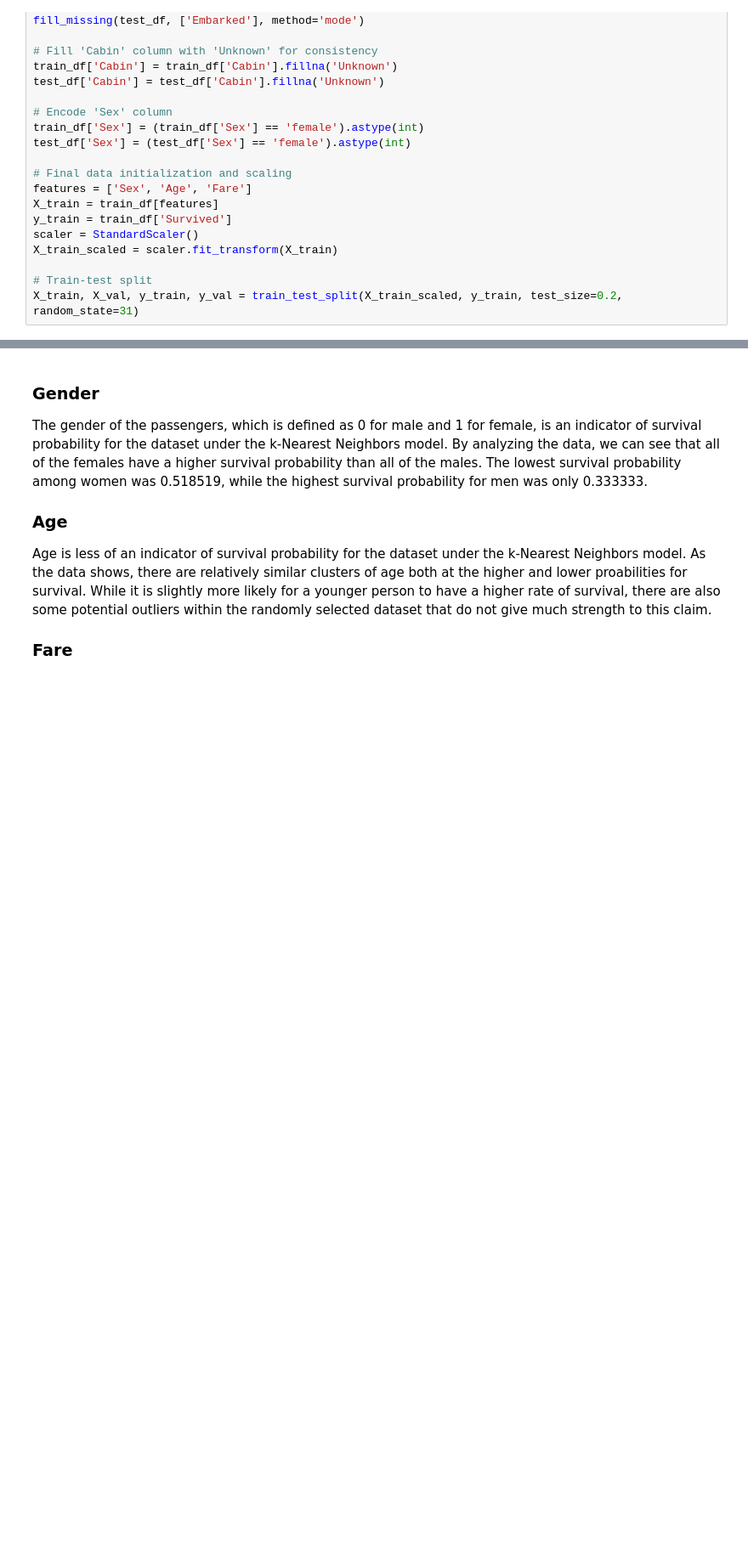
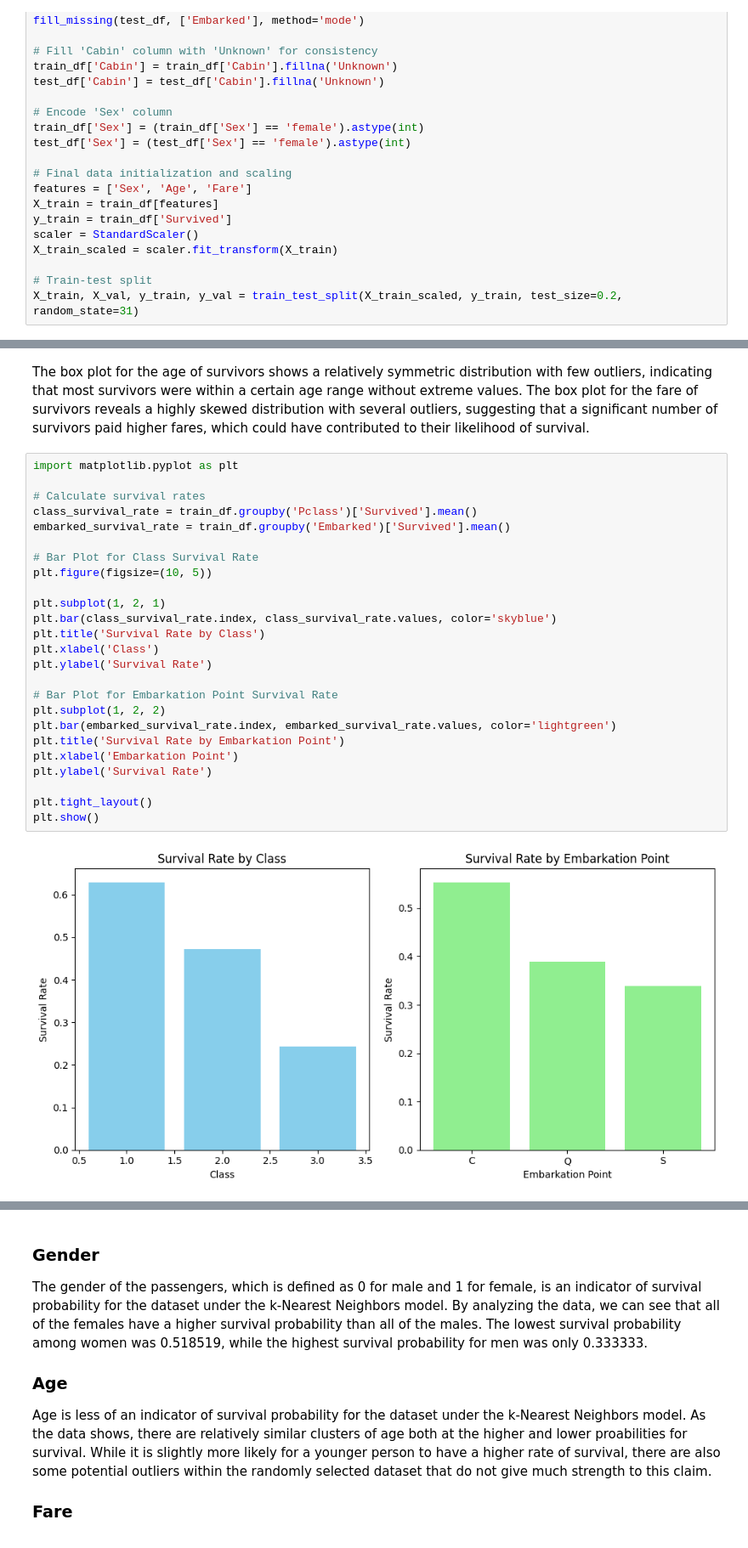
Before and after one commit to jemiaj/CSCI3360E-project, a Jupyter notebook: Final-project.ipynb, the cells around one changed output, grey strips where cells are left out. Shown at 85% size. Saved outputs shown, nothing was run; the diff lists cells and outputs as text; blank space fills up the shorter version.

```diff
--- a/Final-project.ipynb
+++ b/Final-project.ipynb
@@ -110,0 +304,29 @@ X_train, X_val, y_train, y_val = train_test_split(X_train_scaled, y_train, test_
+# %% [markdown]
+The box plot for the age of survivors shows a relatively symmetric distribution with few outliers, indicating that most survivors were within a certain age range without extreme values. The box plot for the fare of survivors reveals a highly skewed distribution with several outliers, suggesting that a significant number of survivors paid higher fares, which could have contributed to their likelihood of survival.
+# %%
+import matplotlib.pyplot as plt
+
+# Calculate survival rates
+class_survival_rate = train_df.groupby('Pclass')['Survived'].mean()
+embarked_survival_rate = train_df.groupby('Embarked')['Survived'].mean()
+
+# Bar Plot for Class Survival Rate
+plt.figure(figsize=(10, 5))
+
+plt.subplot(1, 2, 1)
+plt.bar(class_survival_rate.index, class_survival_rate.values, color='skyblue')
+plt.title('Survival Rate by Class')
+plt.xlabel('Class')
+plt.ylabel('Survival Rate')
+
+# Bar Plot for Embarkation Point Survival Rate
+plt.subplot(1, 2, 2)
+plt.bar(embarked_survival_rate.index, embarked_survival_rate.values, color='lightgreen')
+plt.title('Survival Rate by Embarkation Point')
+plt.xlabel('Embarkation Point')
+plt.ylabel('Survival Rate')
+
+plt.tight_layout()
+plt.show()
+# %% [output]
+[figure, added]
```
Also changed, not shown: parts of 32 cells of this notebook.
